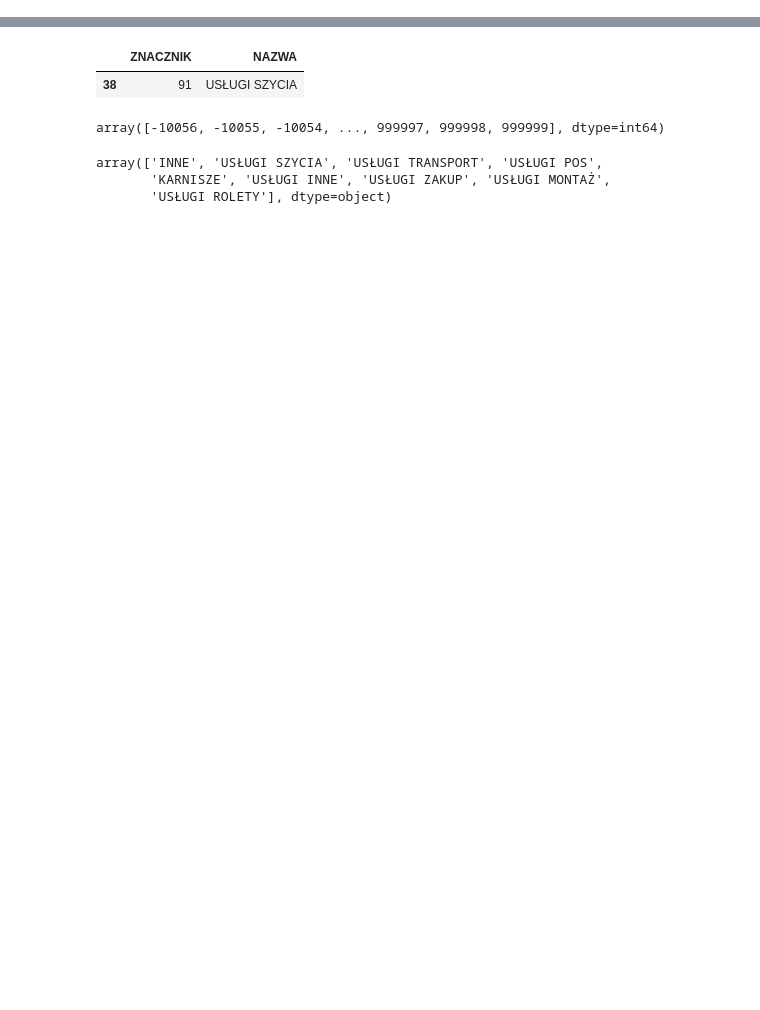
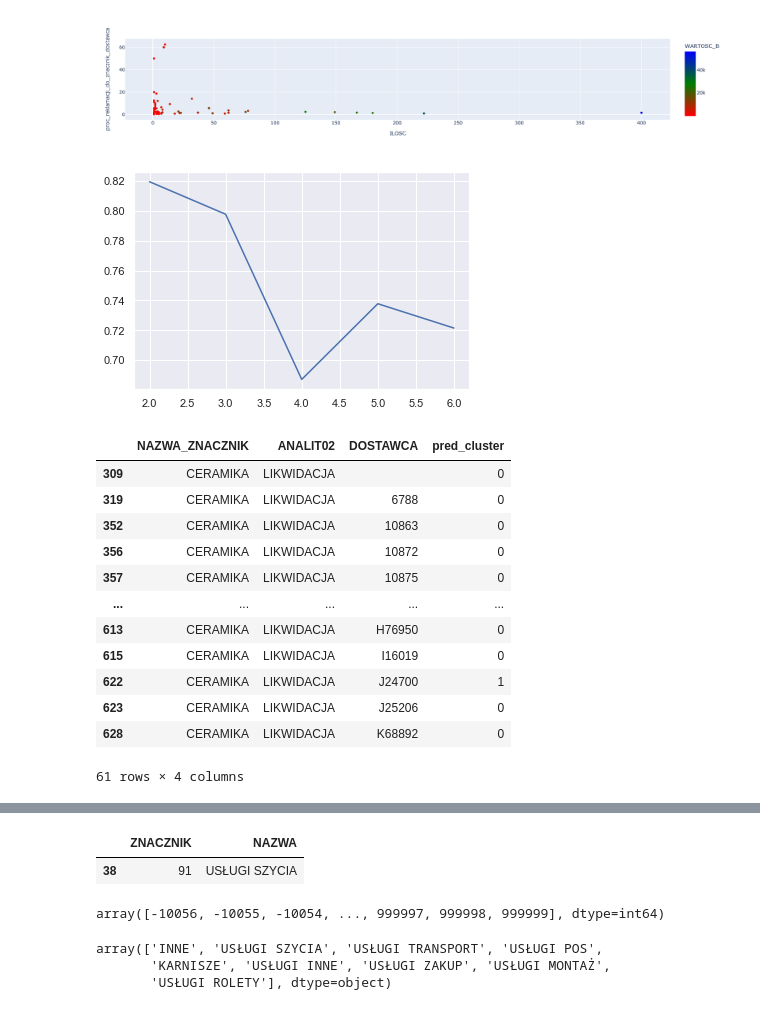
Before and after one commit to plggrzybuch/reklamacje, a Jupyter notebook: reklamacje_sql.ipynb, the cells around one changed output, grey strips where cells are left out. Saved outputs shown, nothing was run; the diff lists cells and outputs as text; code cells hidden in the pictures; blank space fills up the shorter version.

```diff
--- a/reklamacje_sql.ipynb
+++ b/reklamacje_sql.ipynb
@@ -353,0 +401,18 @@ kod_wlasny==8
+# %%
+func_cluster(df_fi_sell, 'CERAMIKA', 'LIKWIDACJA')
+# %% [output]
+[figure, added]
+[figure, added]
+|  | NAZWA_ZNACZNIK | ANALIT02 | DOSTAWCA | pred_cluster |
+| 309 | CERAMIKA | LIKWIDACJA |  | 0 |
+| 319 | CERAMIKA | LIKWIDACJA | 6788 | 0 |
+| 352 | CERAMIKA | LIKWIDACJA | 10863 | 0 |
+| 356 | CERAMIKA | LIKWIDACJA | 10872 | 0 |
+| 357 | CERAMIKA | LIKWIDACJA | 10875 | 0 |
+| ... | ... | ... | ... | ... |
+| 613 | CERAMIKA | LIKWIDACJA | H76950 | 0 |
+| 615 | CERAMIKA | LIKWIDACJA | I16019 | 0 |
+| 622 | CERAMIKA | LIKWIDACJA | J24700 | 1 |
+| 623 | CERAMIKA | LIKWIDACJA | J25206 | 0 |
+| 628 | CERAMIKA | LIKWIDACJA | K68892 | 0 |
+61 rows × 4 columns
```
Also changed, not shown: parts of 40 cells of this notebook.
